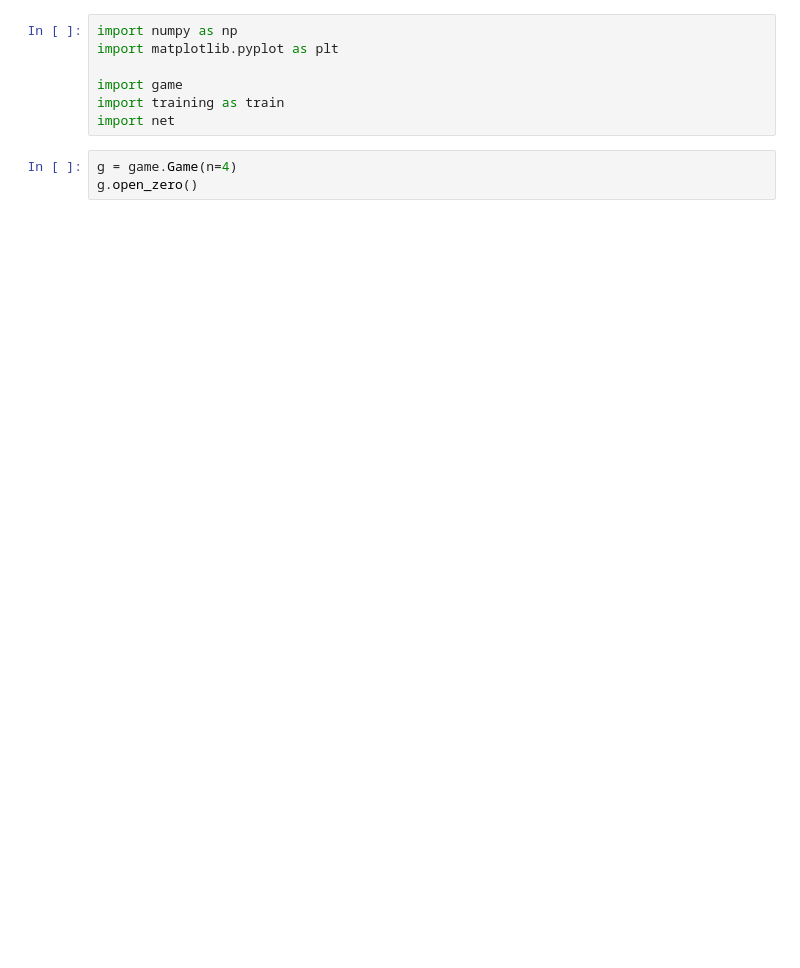
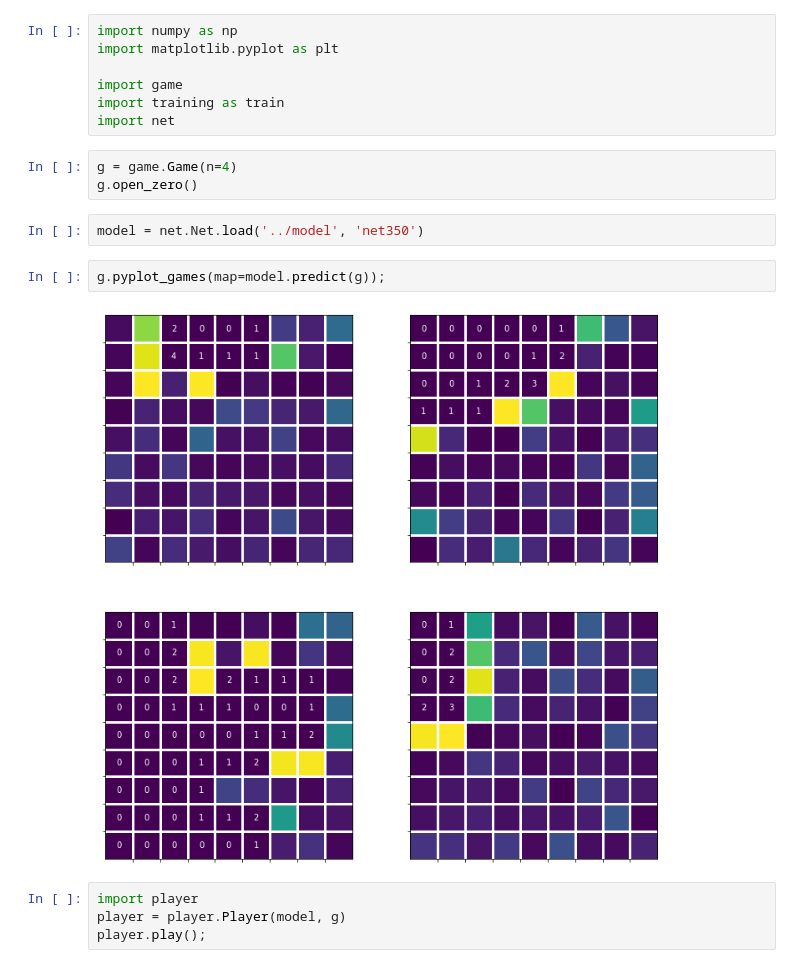
Before and after one commit to ClaudioPaterniti/MineSweeperLearning, a Jupyter notebook: plots.ipynb, the cells around one changed output. Cells and saved outputs as stored; diff of their text form; blank space fills up the shorter version.

```diff
--- a/plots.ipynb
+++ b/plots.ipynb
@@ -8,6 +8,16 @@ import net
 # %%
 g = game.Game(n=4)
 g.open_zero()
+# %%
+model = net.Net.load('../model', 'net350')
+# %%
+g.pyplot_games(map=model.predict(g));
+# %% [output]
+[figure, added]
+# %%
+import player
+player = player.Player(model, g)
+player.play();
 # %%
 g.pyplot_games(full_grid=True);
 # %% [output]
```
Also changed, not shown: parts of 5 cells of this notebook, 4 other files.
